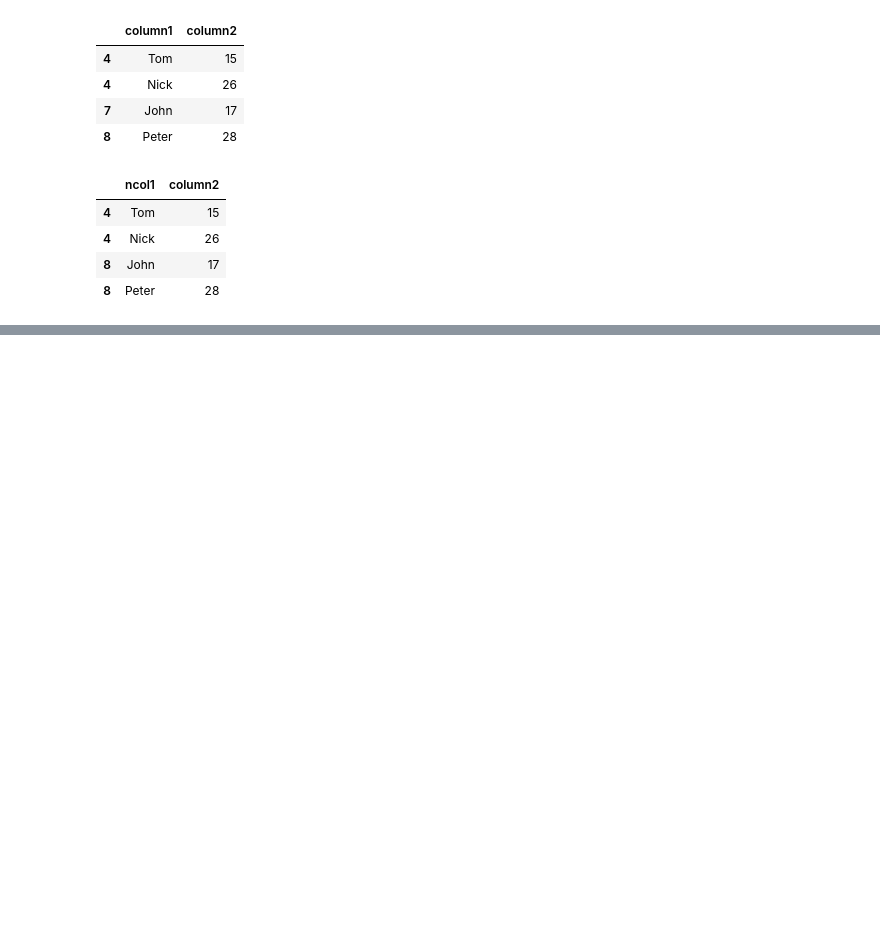
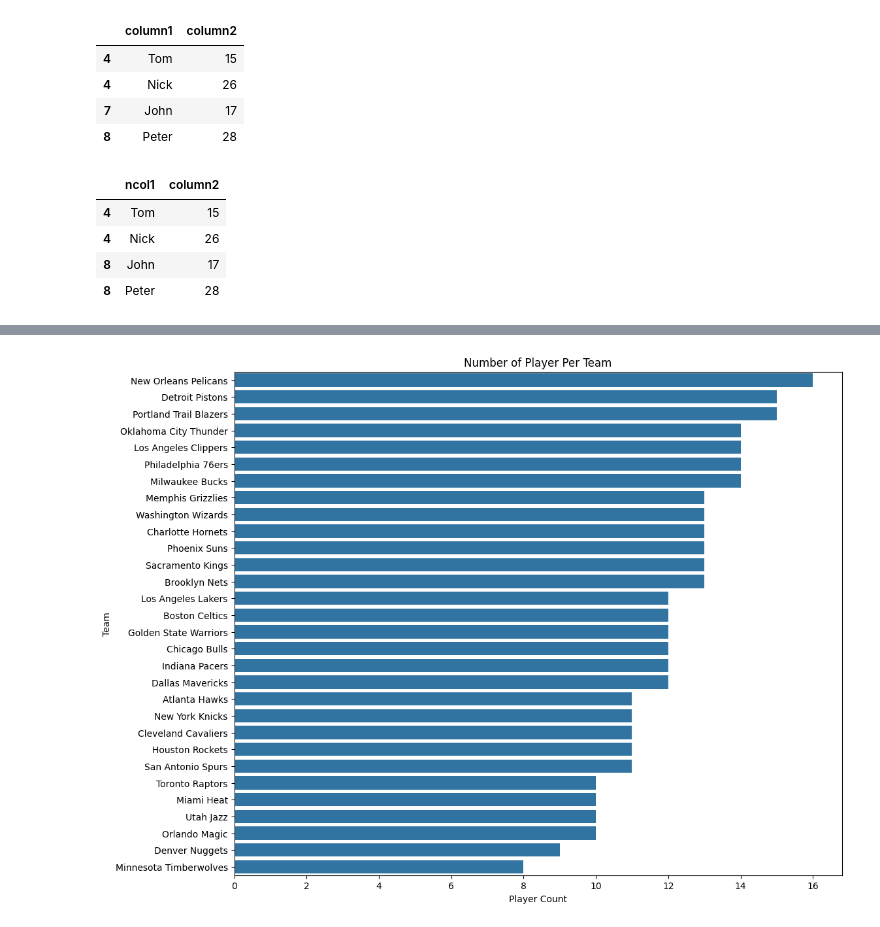
Before and after one commit to Pirate-Nirav/MachineLearning, a Jupyter notebook: PandasRevise.ipynb, the cells around one changed output, grey strips where cells are left out. Cells and saved outputs as stored; diff of their text form; code cells hidden in the pictures; blank space fills up the shorter version.

```diff
--- a/PandasRevise.ipynb
+++ b/PandasRevise.ipynb
@@ -883,0 +1299,9 @@ df
+# %%
+plt.figure(figsize=(12,10))
+sns.countplot(data=df, y='Team', order=df['Team'].value_counts().index)
+plt.xlabel('Player Count')
+plt.ylabel('Team')
+plt.title('Number of Player Per Team')
+plt.show()
+# %% [output]
+[figure, added]
```
Also changed, not shown: parts of 45 cells of this notebook, 1 other file.
